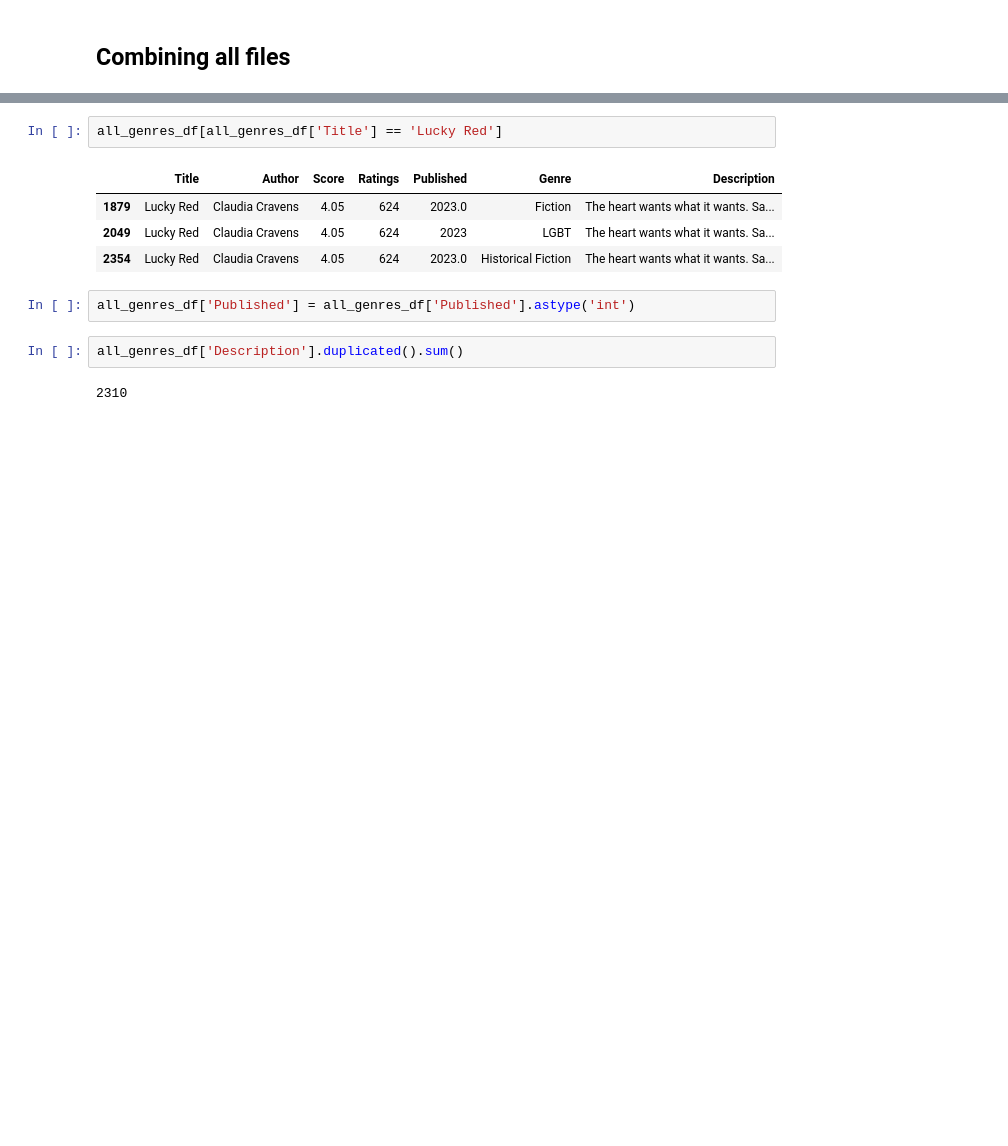
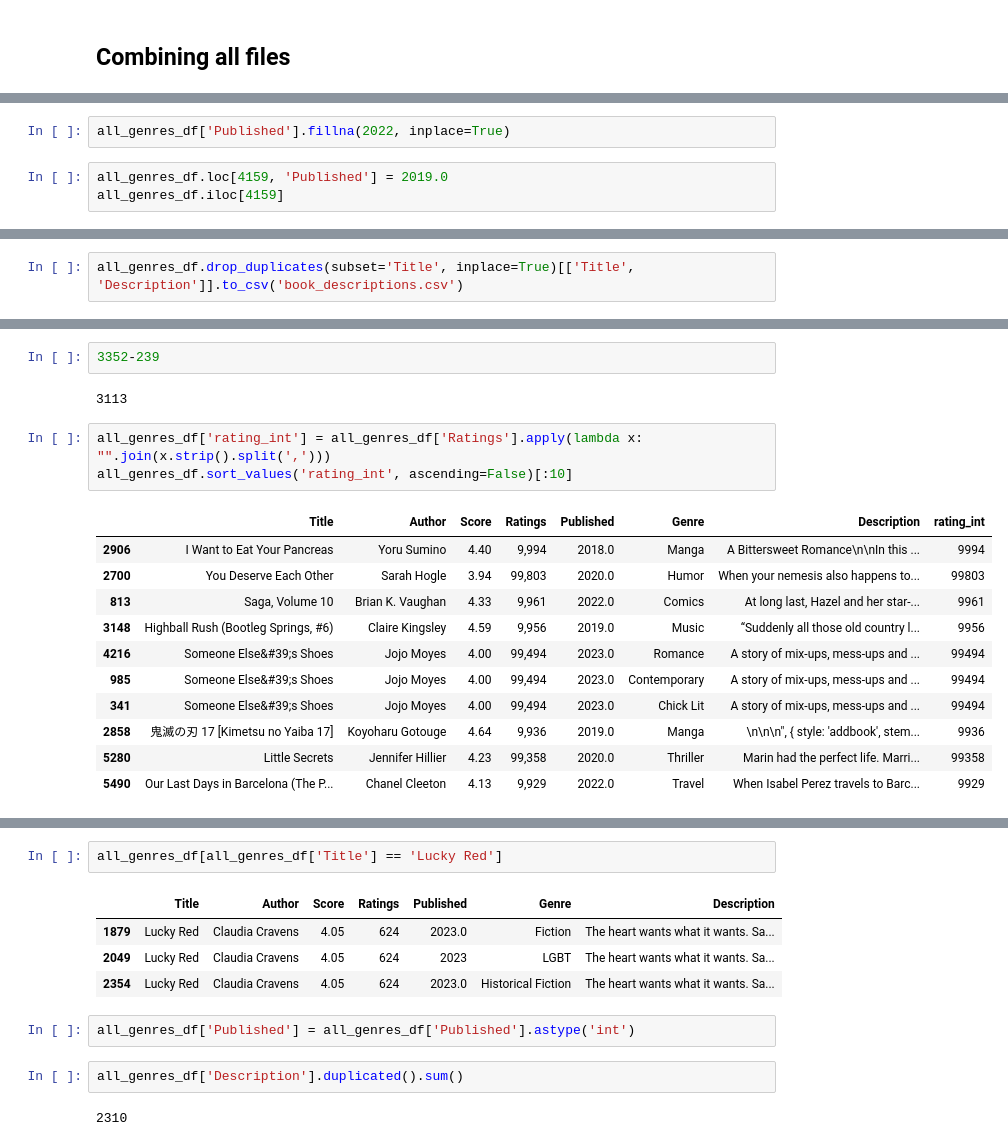
Before and after one commit to nikhil-1e9/web-scraping, a Jupyter notebook: Scraping-Goodreads.ipynb, the cells around one changed output, grey strips where cells are left out. Saved outputs shown, nothing was run; the diff lists cells and outputs as text; blank space fills up the shorter version.

```diff
--- a/Scraping-Goodreads.ipynb
+++ b/Scraping-Goodreads.ipynb
@@ -463,0 +446,5 @@ memory usage: 310.5+ KB
+# %%
+all_genres_df['Published'].fillna(2022, inplace=True)
+# %%
+all_genres_df.loc[4159, 'Published'] = 2019.0
+all_genres_df.iloc[4159]
@@ -463,0 +484,2 @@ memory usage: 310.5+ KB
+# %%
+all_genres_df.drop_duplicates(subset='Title', inplace=True)[['Title', 'Description']].to_csv('book_descriptions.csv')
@@ -463,0 +508,19 @@ memory usage: 310.5+ KB
+# %%
+3352-239
+# %% [output]
+3113
+# %%
+all_genres_df['rating_int'] = all_genres_df['Ratings'].apply(lambda x: "".join(x.strip().split(',')))
+all_genres_df.sort_values('rating_int', ascending=False)[:10]
+# %% [output]
+|  | Title | Author | Score | Ratings | Published | Genre | Description | rating_int |
+| 2906 | I Want to Eat Your Pancreas | Yoru Sumino | 4.40 | 9,994 | 2018.0 | Manga | A Bittersweet Romance\n\nIn this ... | 9994 |
+| 2700 | You Deserve Each Other | Sarah Hogle | 3.94 | 99,803 | 2020.0 | Humor | When your nemesis also happens to... | 99803 |
+| 813 | Saga, Volume 10 | Brian K. Vaughan | 4.33 | 9,961 | 2022.0 | Comics | At long last, Hazel and her star-... | 9961 |
+| 3148 | Highball Rush (Bootleg Springs, #6) | Claire Kingsley | 4.59 | 9,956 | 2019.0 | Music | “Suddenly all those old country l... | 9956 |
+| 4216 | Someone Else&#39;s Shoes | Jojo Moyes | 4.00 | 99,494 | 2023.0 | Romance | A story of mix-ups, mess-ups and ... | 99494 |
+| 985 | Someone Else&#39;s Shoes | Jojo Moyes | 4.00 | 99,494 | 2023.0 | Contemporary | A story of mix-ups, mess-ups and ... | 99494 |
+| 341 | Someone Else&#39;s Shoes | Jojo Moyes | 4.00 | 99,494 | 2023.0 | Chick Lit | A story of mix-ups, mess-ups and ... | 99494 |
+| 2858 | 鬼滅の刃 17 [Kimetsu no Yaiba 17] | Koyoharu Gotouge | 4.64 | 9,936 | 2019.0 | Manga | \n\n\n", { style: 'addbook', stem... | 9936 |
+| 5280 | Little Secrets | Jennifer Hillier | 4.23 | 99,358 | 2020.0 | Thriller | Marin had the perfect life. Marri... | 99358 |
+| 5490 | Our Last Days in Barcelona (The P... | Chanel Cleeton | 4.13 | 9,929 | 2022.0 | Travel | When Isabel Perez travels to Barc... | 9929 |
```
Also changed, not shown: parts of 25 cells of this notebook.
